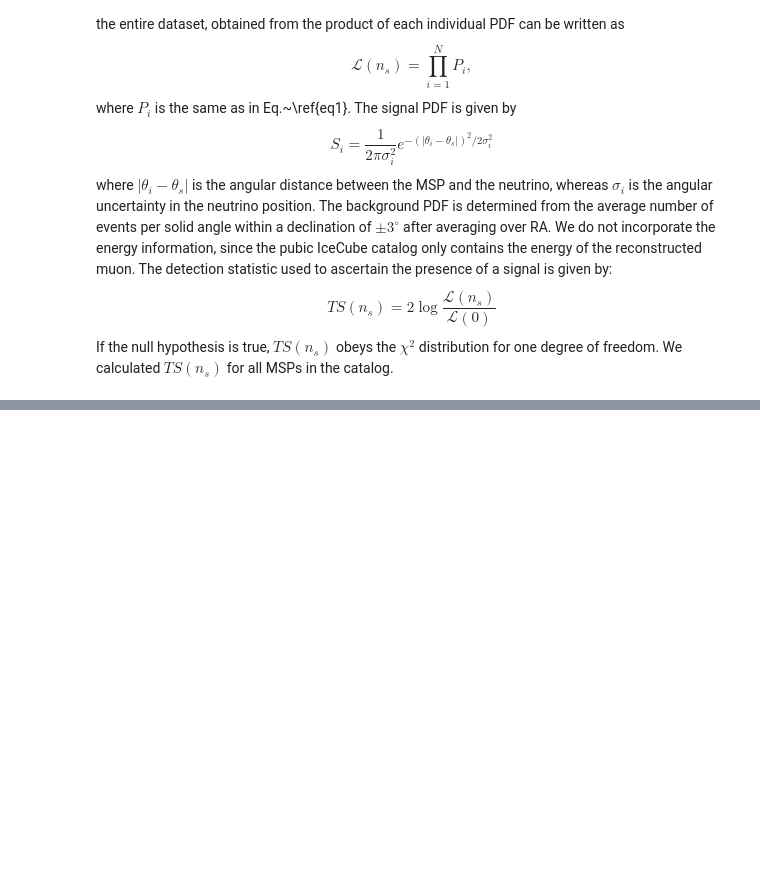
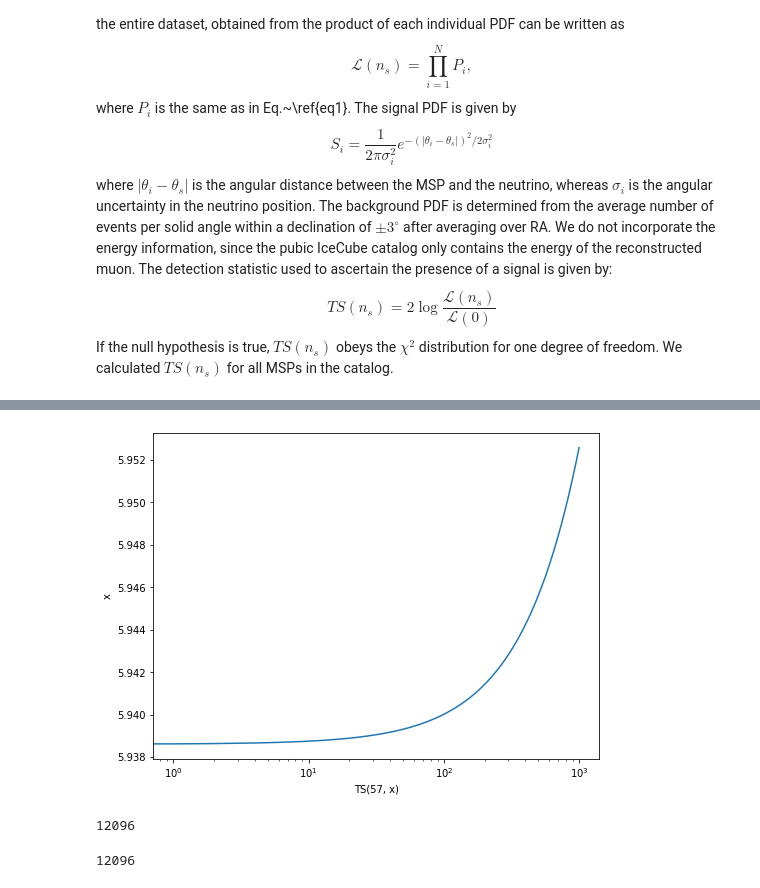
Before and after one commit to DarkWake9/Project-IceCube-Legacy, a Jupyter notebook: task4/task4nonvectorized.ipynb, the cells around one changed output, grey strips where cells are left out. Cells and saved outputs as stored; diff of their text form; code cells hidden in the pictures; blank space fills up the shorter version.

```diff
--- a/task4/task4nonvectorized.ipynb
+++ b/task4/task4nonvectorized.ipynb
@@ -619,11 +628,0 @@ def Ls(ns1, N,S, B):
-# %%
-def TS(ns, S, B, N):
-    ts = []
-    for i in ns:
-        temp = []
-        for j in range(p):
-
-            temp.append(2 * np.log10(Ls(i, N, S[j], B[j])/Ls(0, N, S[j], B[j])))
-        ts.append(temp)
-    return ts
-ts = TS(ns, S, B, N)
@@ -647,0 +659,20 @@ ValueError: x and y must have same first dimension, but have shapes (1,) and (10
+# %%
+i = 57
+x = np.array(range(0, 1000))
+plt.figure(figsize=(8,6))
+plt.xscale('log')
+plt.plot(x, TS(i, x))
+plt.ylabel('x')
+plt.xlabel(f'TS({i}, x)')
+plt.savefig(f"TS({i}).jpg")
+plt.show()
+# %% [output]
+[figure, added]
+# %%
+len(Si)
+# %% [output]
+12096
+# %%
+Ns[57]
+# %% [output]
+12096
```
Also changed, not shown: parts of 59 cells of this notebook, 20 other files.
